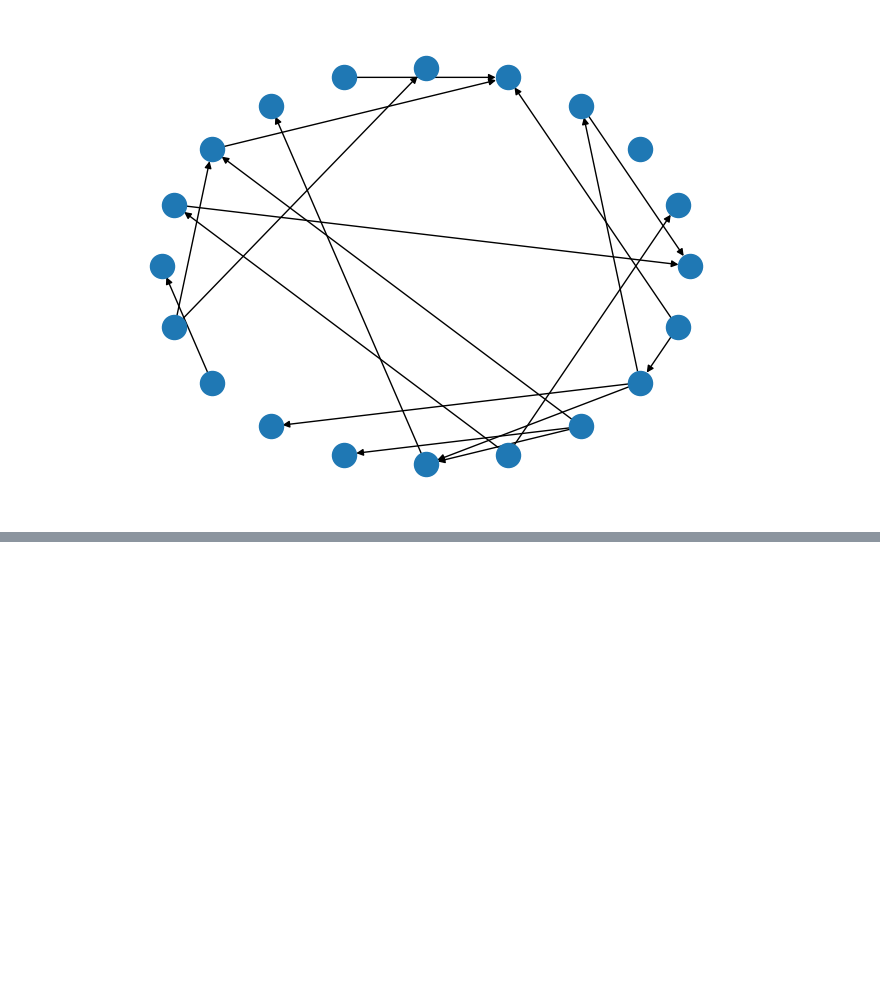
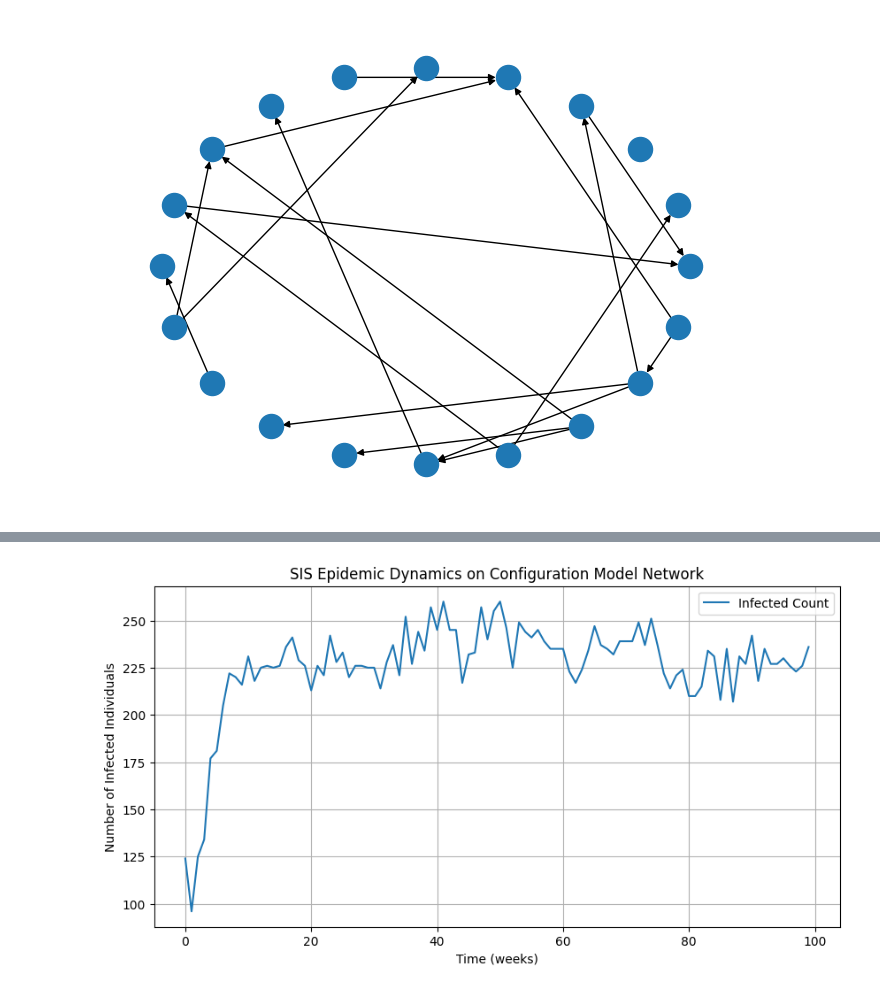
Before and after one commit to trevor-webster/2024Fall-MOCS, a Jupyter notebook: notebooks/depsnetwork.ipynb, the cells around one changed output, grey strips where cells are left out. Drawn from its saved outputs; the diff is of its cells as text; code cells hidden in the pictures; blank space fills up the shorter version.

```diff
--- a/notebooks/depsnetwork.ipynb
+++ b/notebooks/depsnetwork.ipynb
@@ -259,0 +262,92 @@ print(avg_deg_out3)
+# %%
+import numpy as np
+import networkx as nx
+import random
+import matplotlib.pyplot as plt
+
+# Parameters
+
+beta = 0.3  # Transmission rate (week^-1)
+alpha = 1.0  # Recovery rate (week^-1)
+p = 1/4  # Probability for geometric distribution
+N = 2000  # Total number of nodes
+vaccination_rate = 0.4  # 40% vaccination
+timesteps = 100  # Number of timesteps to simulate
+
+# Generate a geometric degree distribution
+
+def geometric_degree_distribution(p, N):
+    degrees = np.random.geometric(p, N)
+    return degrees
+
+# Create a configuration model network
+
+def create_network(N, p):
+    degrees = geometric_degree_distribution(p, N)
+    G = nx.configuration_model(degrees)
+    return G
+
+# Initialize the SIS model on the network
+def initialize_sis(G, vaccination_rate):
+    # Vaccinate 40% of the nodes
+    nodes = list(G.nodes())
+    vaccinated_nodes = random.sample(nodes, int(N * vaccination_rate))
+    # Status: 0 = susceptible, 1 = infected, 2 = vaccinated
+    status = {node: 0 for node in nodes}
+    for node in vaccinated_nodes:
+        status[node] = 2  # vaccinated nodes
+    # Randomly infect some nodes
+    initially_infected = random.sample(nodes, int(N * 0.1))  # 10% initially infected
+    for node in initially_infected:
+        if status[node] == 0:  # Only infect susceptible nodes
+            status[node] = 1  # infected
+
+    return status
+
+# SIS dynamics update
+def sis_update(G, status):
+    new_status = status.copy()
+    for node in G.nodes():
+        if status[node] == 1:  # If infected
+            if random.random() < alpha:  # Recovery
+                new_status[node] = 0
+        elif status[node] == 0:  # If susceptible
+            # Check neighbors for infection
+            infected_neighbors = sum(1 for neighbor in G.neighbors(node) if status[neighbor] == 1)
+            if infected_neighbors > 0 and random.random() < beta * infected_neighbors:
+                new_status[node] = 1  # Become infected
+    return new_status
+
+# Main simulation
+def simulate_sis(N, beta, alpha, vaccination_rate, timesteps):
+    G = create_network(N, p)
+    status = initialize_sis(G, vaccination_rate)
+
+    infected_counts = []
+
+    for t in range(timesteps):
+        infected_count = sum(1 for s in status.values() if s == 1)
+        infected_counts.append(infected_count)
+        status = sis_update(G, status)
+
+    return infected_counts
+
+
+
+
+# Run the simulation
+infected_counts = simulate_sis(N, beta, alpha, vaccination_rate, timesteps)
+
+# Plot the results
+
+plt.figure(figsize=(10, 5))
+plt.plot(infected_counts, label='Infected Count')
+plt.xlabel('Time (weeks)')
+plt.ylabel('Number of Infected Individuals')
+plt.title('SIS Epidemic Dynamics on Configuration Model Network')
+
+plt.legend()
+plt.grid()
+plt.show()
+# %% [output]
+[figure, added]
```
Also changed, not shown: parts of 1 cell of this notebook.
